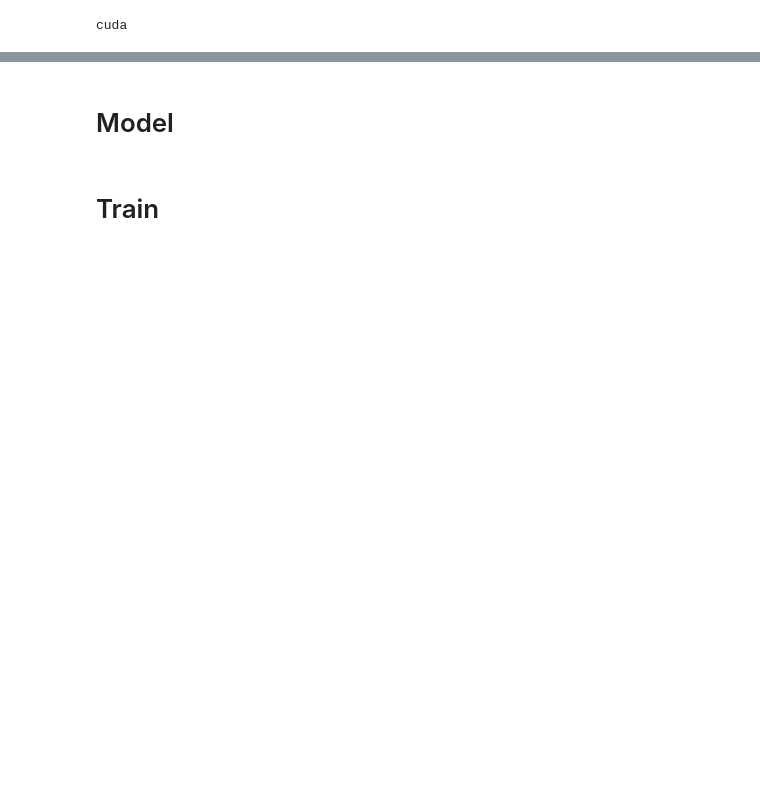
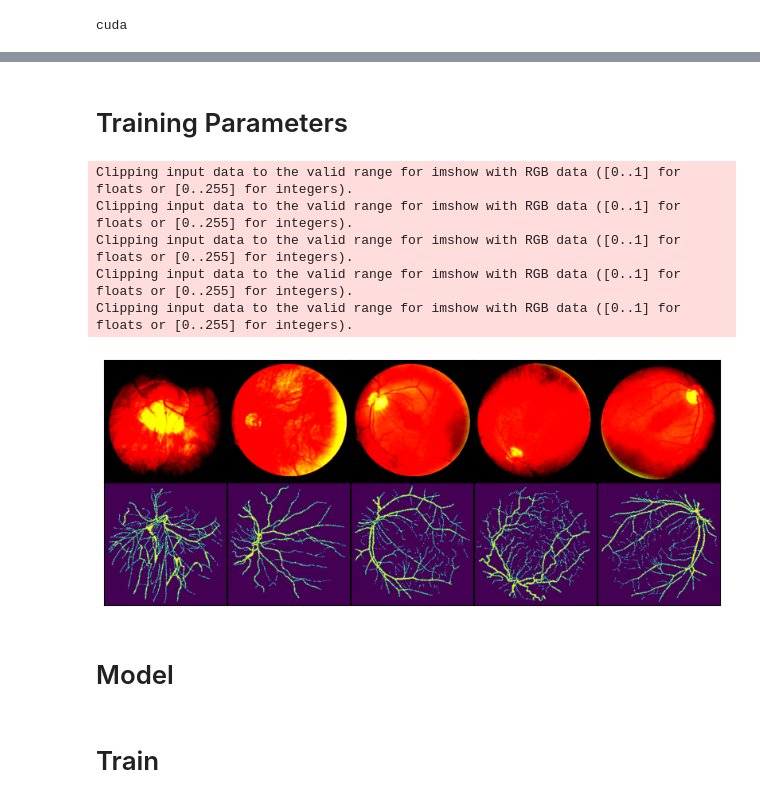
Before and after one commit to amakarewicz/2023-DTU-Deep-Learning-In-Computer-Vision, a Jupyter notebook: II-Segmentation/mainDrive.ipynb, the cells around one changed output, grey strips where cells are left out. Cells and saved outputs as stored; diff of their text form; code cells hidden in the pictures; blank space fills up the shorter version.

```diff
--- a/II-Segmentation/mainDrive.ipynb
+++ b/II-Segmentation/mainDrive.ipynb
@@ -64,0 +44,6 @@ from data_loader import PH2, DRIVE
+# %% [markdown]
+# Training Parameters
+# %%
+size = 256
+batch_size = 16
+num_epochs = 200
@@ -65,2 +68,19 @@ from data_loader import PH2, DRIVE
+# %%
+trainset = DRIVE('train', transform=train_transform) # test_transform for no augment
+valset = DRIVE('val', transform=test_transform)
+testset = DRIVE('test', transform=test_transform)
+
+train_loader = DataLoader(trainset, batch_size=batch_size, shuffle=True, num_workers=8,)# persistent_workers=True, pin_memory=True)
+val_loader = DataLoader(valset, batch_size=batch_size, shuffle=False, num_workers=8,)# persistent_workers=True, pin_memory=True)
+test_loader = DataLoader(testset, batch_size=batch_size, shuffle=False, num_workers=8,)# persistent_workers=True, pin_memory=True)
+# %%
+visualize_img_and_label(trainset)
+# %% [output]
+Clipping input data to the valid range for imshow with RGB data ([0..1] for floats or [0..255] for integers).
+Clipping input data to the valid range for imshow with RGB data ([0..1] for floats or [0..255] for integers).
+Clipping input data to the valid range for imshow with RGB data ([0..1] for floats or [0..255] for integers).
+Clipping input data to the valid range for imshow with RGB data ([0..1] for floats or [0..255] for integers).
+Clipping input data to the valid range for imshow with RGB data ([0..1] for floats or [0..255] for integers).
+[figure, added]
 # %% [markdown]
 # Model
```
Also changed, not shown: parts of 24 cells of this notebook, 12 other files.
